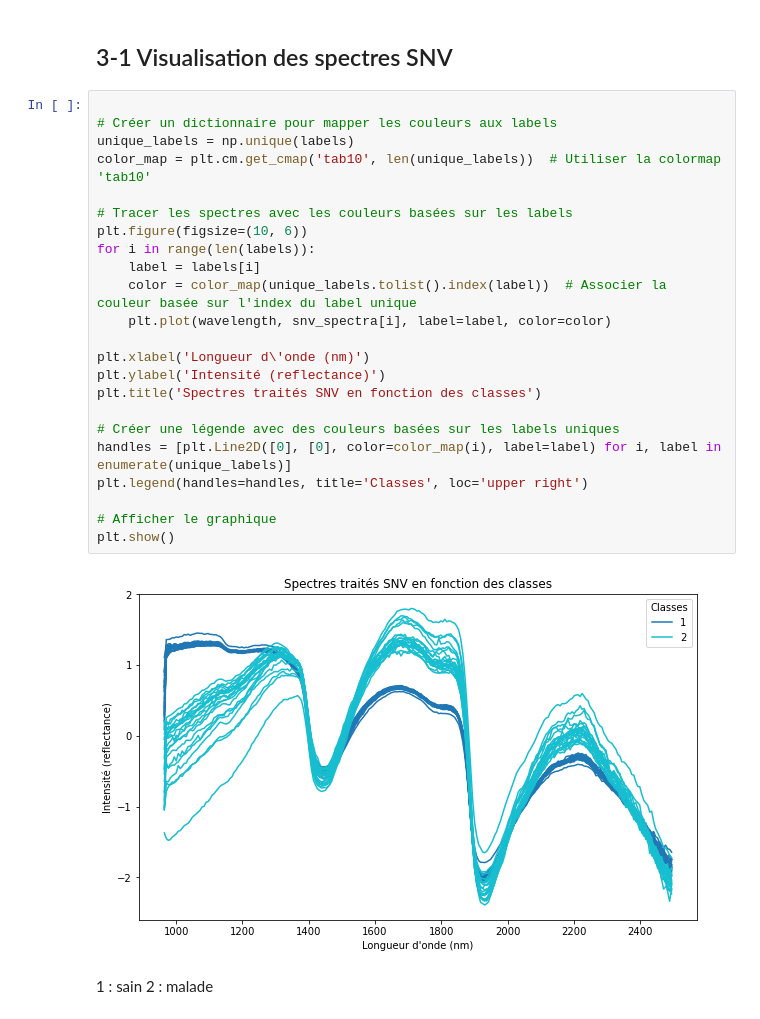
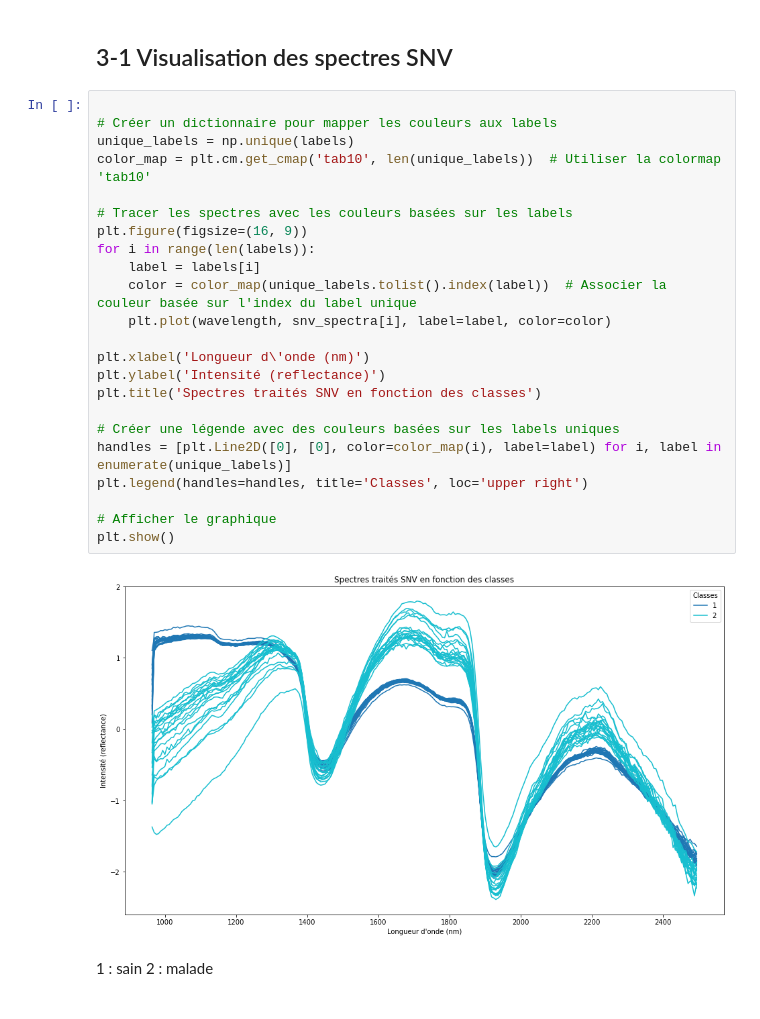
Before and after one commit to BigDwelcome/Chemoocs, a Jupyter notebook: Grain 4 & 5/projet tavelure(activité bonus).ipynb, the cells around one changed output. Saved outputs shown, nothing was run; the diff lists cells and outputs as text.

```diff
--- a/Grain 4 & 5/projet tavelure(activité bonus).ipynb
+++ b/Grain 4 & 5/projet tavelure(activité bonus).ipynb
@@ -269,28 +270,28 @@ len(snv_spectra)
 # %%
 
 # Créer un dictionnaire pour mapper les couleurs aux labels
 unique_labels = np.unique(labels)
 color_map = plt.cm.get_cmap('tab10', len(unique_labels))  # Utiliser la colormap 'tab10'
 
 # Tracer les spectres avec les couleurs basées sur les labels
-plt.figure(figsize=(10, 6))
+plt.figure(figsize=(16, 9))
 for i in range(len(labels)):
     label = labels[i]
     color = color_map(unique_labels.tolist().index(label))  # Associer la couleur basée sur l'index du label unique
     plt.plot(wavelength, snv_spectra[i], label=label, color=color)
 
 plt.xlabel('Longueur d\'onde (nm)')
 plt.ylabel('Intensité (reflectance)')
 plt.title('Spectres traités SNV en fonction des classes')
 
 # Créer une légende avec des couleurs basées sur les labels uniques
 handles = [plt.Line2D([0], [0], color=color_map(i), label=label) for i, label in enumerate(unique_labels)]
 plt.legend(handles=handles, title='Classes', loc='upper right')
 
 # Afficher le graphique
 plt.show()
 # %% [output]
-[figure, old version]
+[figure, new version]
 # %% [markdown]
 1 : sain
 2 : malade
```
Also changed, not shown: parts of 4 cells of this notebook, 1 other file.
